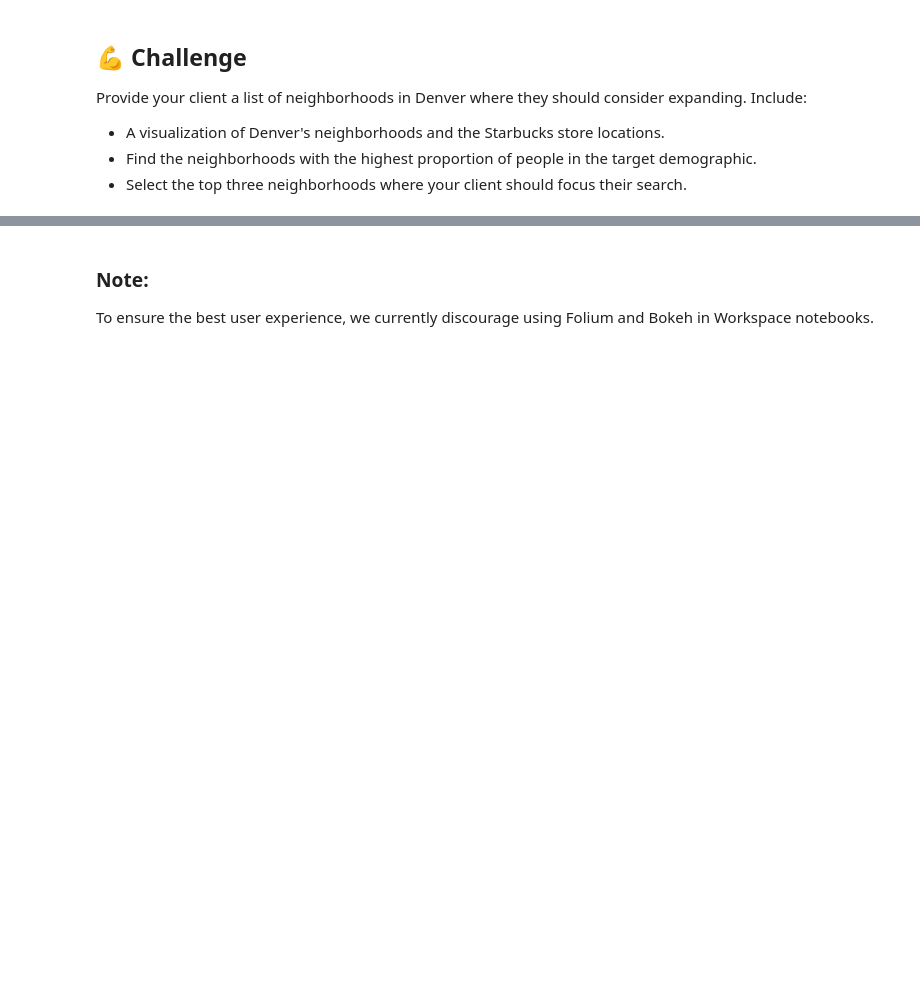
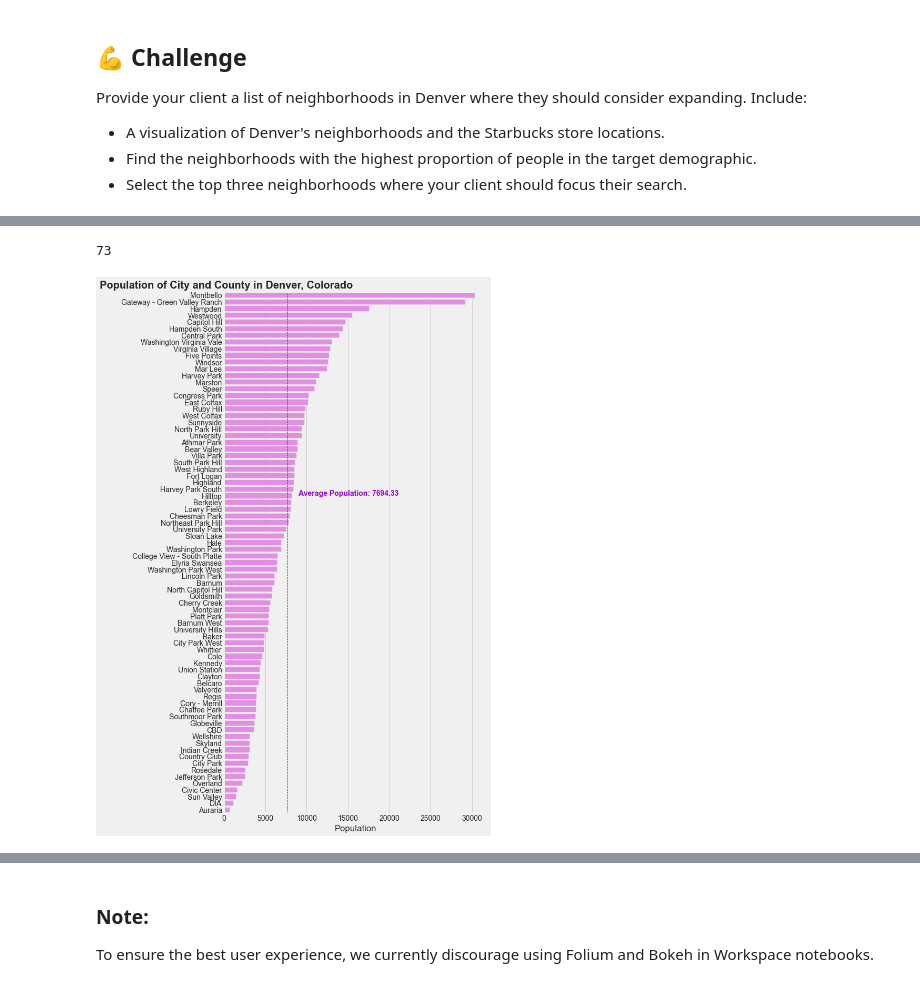
Before and after one commit to MihoRosenberg/Starbucks, a Jupyter notebook: notebook (2).ipynb, the cells around one changed output, grey strips where cells are left out. Drawn from its saved outputs; the diff is of its cells as text; code cells hidden in the pictures; blank space fills up the shorter version.

```diff
--- a/notebook (2).ipynb
+++ b/notebook (2).ipynb
@@ -100,0 +227,33 @@ Provide your client a list of neighborhoods in Denver where they should consider
+# %%
+
+idx = census.index[census['NBHD_NAME'] == 'West Colfax']
+idx = idx.tolist()
+if len(idx) == 1:
+     for i in idx:
+        id = i
+id
+# %% [output]
+73
+# %%
+# 'POPULATION_2010'
+# Sort 'POPULATION_2010' by descending
+census_sorted = census.sort_values('POPULATION_2010', ascending=False)
+
+# Get an average population
+avg_population = census_sorted['POPULATION_2010'].mean()
+
+# Draw barplot
+plt.style.use('fivethirtyeight')
+fig, ax = plt.subplots(figsize=(8, 17))
+
+sns.barplot(census_sorted['POPULATION_2010'], census_sorted['NBHD_NAME'], ax=ax, color='violet')
+ax.axvline(avg_population, lw=1, ls='--', c='darkviolet')
+ax.set_xlabel("Population")
+ax.set_ylabel("")
+#avg_population = mpatches.Patch(color='darkviolet', label='Average Population')
+ax.text(-15000, -1, "Population of City and County in Denver, Colorado", fontsize=20, weight='bold', color='#252525');
+avg_text = f"Average Population: {avg_population:.2f}"
+ax.text(9000, 30, avg_text, fontsize=14, weight='bold', color='darkviolet');
+# ax.legend(handles=[avg_population]);
+# %% [output]
+[figure, added]
```
Also changed, not shown: parts of 12 cells of this notebook.
